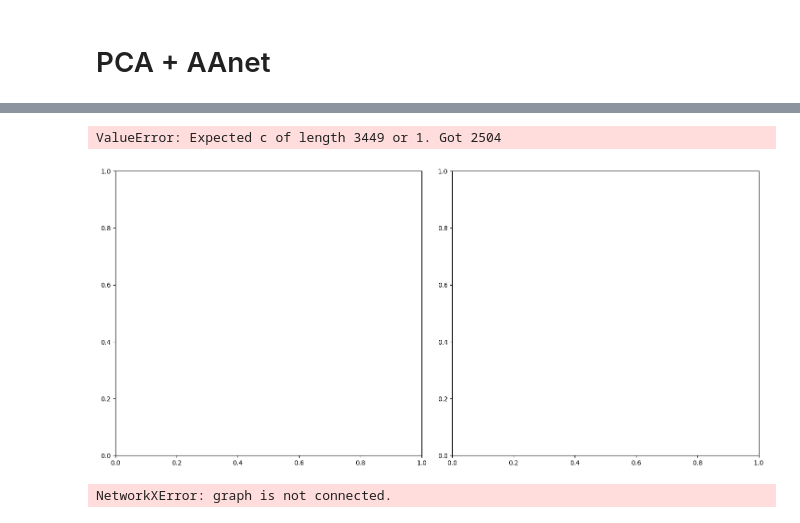
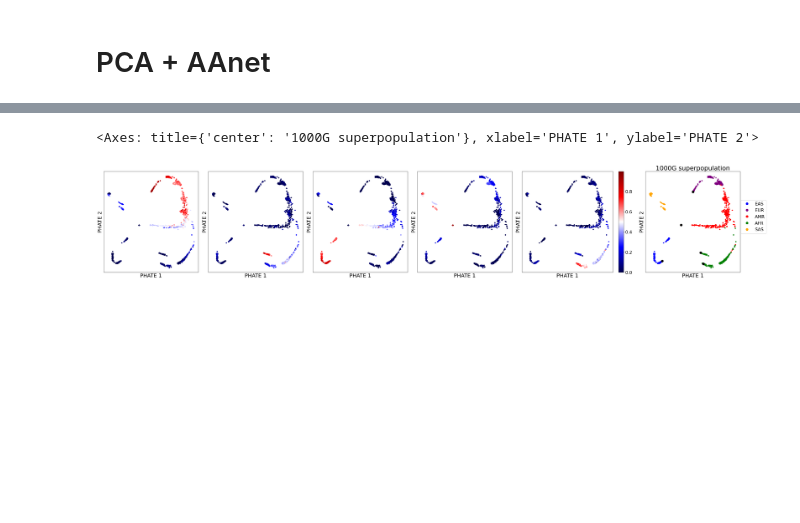
Before and after one commit to latent-reasoning-works/manylatents, a Jupyter notebook: notebooks/1000G&HGDP_AAnet.ipynb, the cells around one changed output, grey strips where cells are left out. Saved outputs shown, nothing was run; the diff lists cells and outputs as text; code cells hidden in the pictures; blank space fills up the shorter version.

Commit message:
update PCA+PHATE+AAnet

```diff
--- a/notebooks/1000G&HGDP_AAnet.ipynb
+++ b/notebooks/1000G&HGDP_AAnet.ipynb
@@ -429,6 +431,6 @@ phate_operator_2d = phate.PHATE(random_state=42,
                                 t=6,
                                 decay=60,
                                 n_pca=None)
-phate_operator_2d.fit(pca_input)
+phate_operator_2d.fit(reduced_data_np_norm)
 phate_emb_2d = phate_operator_2d.transform()
 # %% [output]
@@ -463,0 +476,5 @@ scprep.plot.scatter2d(phate_emb_2d, s=20, ax=axes[1],
+# %%
+# Optionally, warm-start model with graph-based extrema
+N_ARCHETYPES = 5
+extrema_idx = torch.Tensor(utils.get_laplacian_extrema(X_subsample, n_extrema=N_ARCHETYPES, knn=500, subsample=False))
+extrema = torch.Tensor(X_subsample[extrema_idx.numpy().astype(int)])
@@ -463,0 +541,5 @@ scprep.plot.scatter2d(phate_emb_2d, s=20, ax=axes[1],
+# %%
+archetypal_embedding = model.encode(torch.Tensor(reduced_data_np_norm))
+barycentric_archetypal_embedding = model.euclidean_to_barycentric(archetypal_embedding).detach().numpy()
+aanet_ats = model.decode(model.get_n_simplex(model.n_archetypes).type(torch.float)).cpu().detach().numpy()
+aanet_ats_phate = phate_operator_2d.transform(aanet_ats)
@@ -464,15 +559,41 @@ scprep.plot.scatter2d(phate_emb_2d, s=20, ax=axes[1],
+# %%
+# Step 1: Shift the array to make all values positive
+shifted_arr = barycentric_archetypal_embedding - barycentric_archetypal_embedding.min(axis=1, keepdims=True)
+
+# Step 2: Normalize each row to represent percentages (i.e., the sum equals 1)
+normalized_log_arr = shifted_arr / shifted_arr.sum(axis=1, keepdims=True)
+new_order = [3, 4, 2, 1, 0]
+normalized_log_arr_reorder = normalized_log_arr[:, new_order]
 # %%
-fig, axes = plt.subplots(1,2, figsize=(18, 8), gridspec_kw={'width_ratios': [1, 1], 'wspace': 0.1})
+fig, axes = plt.subplots(1,6, figsize=(50, 8), gridspec_kw={'width_ratios': [1, 1,1,1,1.2, 1], 'wspace': 0.1})
 
 scprep.plot.scatter2d(phate_emb_2d, s=20, ax=axes[0],
-                      cmap=mappings.pop_pallette_1000G_fine, c=label_pop,
+                      cmap='seismic', c=normalized_log_arr_reorder[:,0],
                       xticks=False, yticks=False, legend=False,
-                      label_prefix="PHATE ",title='1000G population', fontsize=16)
+                      label_prefix="PHATE ", fontsize=16)
 scprep.plot.scatter2d(phate_emb_2d, s=20, ax=axes[1],
-                      cmap=mappings.pop_pallette_1000G_coarse, c=label_superpop,
+                      cmap='seismic', c=normalized_log_arr_reorder[:,1],
+                      xticks=False, yticks=False, legend=False,
+                      label_prefix="PHATE ", fontsize=16)
+scprep.plot.scatter2d(phate_emb_2d, s=20, ax=axes[2],
+                      cmap='seismic', c=normalized_log_arr_reorder[:,2],
+                      xticks=False, yticks=False, legend=False,
+                      label_prefix="PHATE ", fontsize=16)
+scprep.plot.scatter2d(phate_emb_2d, s=20, ax=axes[3],
+                      cmap='seismic', c=normalized_log_arr_reorder[:,3],
+                      xticks=False, yticks=False, legend=False,
+                      label_prefix="PHATE ", fontsize=16)
+scprep.plot.scatter2d(phate_emb_2d, s=20, ax=axes[4],
+                      cmap='seismic', c=normalized_log_arr_reorder[:,4],
+                      xticks=False, yticks=False, legend=True,
+                      label_prefix="PHATE ", fontsize=16)
+scprep.plot.scatter2d(phate_emb_2d, s=20, ax=axes[5],
+                      cmap=cmap_superpop, c=label_superpop,
                       xticks=False, yticks=False, legend=True,
                       legend_loc='right', legend_anchor=(1.3, 0.55), legend_ncol=1,
                       label_prefix="PHATE ",title='1000G superpopulation', fontsize=16)
+scprep.plot.scatter2d(aanet_ats_phate,
+                        c='black', ax=axes[5], s=100)
 # %% [output]
-ValueError: Expected c of length 3449 or 1. Got 2504
+<Axes: title={'center': '1000G superpopulation'}, xlabel='PHATE 1', ylabel='PHATE 2'>
-[figure, old version]
+[figure, new version]
@@ -487,7 +599,0 @@ X_subsample = scprep.select.select_rows(pca_input_norm, idx=np.random.choice(pca
-# %%
-# Optionally, warm-start model with graph-based extrema
-N_ARCHETYPES = 5
-extrema_idx = torch.Tensor(utils.get_laplacian_extrema(X_subsample, n_extrema=N_ARCHETYPES, knn=100, subsample=True))
-extrema = torch.Tensor(X_subsample[extrema_idx.numpy().astype(int)])
-# %% [output]
-NetworkXError: graph is not connected.
```
Also changed, not shown: parts of 12 cells of this notebook.
